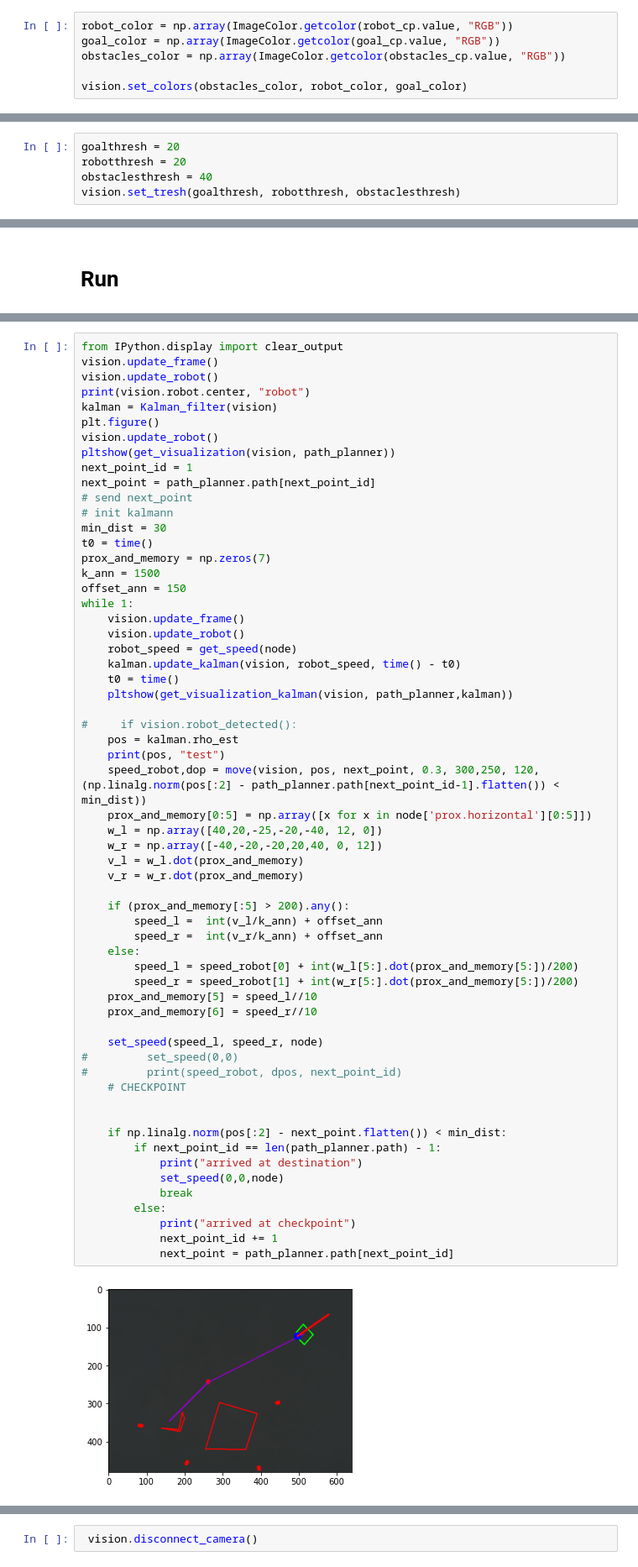
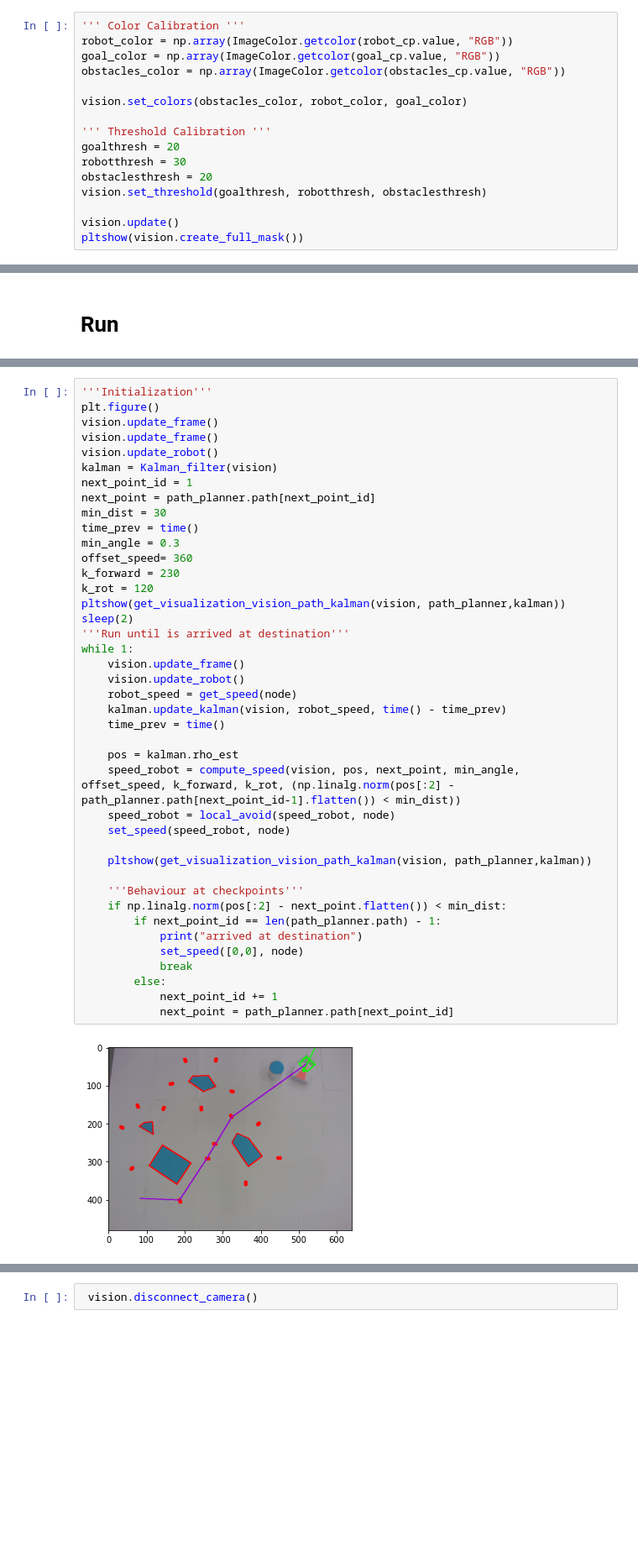
Before and after one commit to tgieruc/BOMR_2021, a Jupyter notebook: main.ipynb, the cells around one changed output, grey strips where cells are left out. Shown: that part at 84% size. Saved outputs shown, nothing was run; the diff lists cells and outputs as text; blank space fills up the shorter version.

```diff
--- a/main.ipynb
+++ b/main.ipynb
@@ -106,6 +103,16 @@ Box(children=(ColorPicker(value='#b14747', description='Robot'), ColorPicker(val
 # %%
+''' Color Calibration '''
 robot_color = np.array(ImageColor.getcolor(robot_cp.value, "RGB"))
 goal_color = np.array(ImageColor.getcolor(goal_cp.value, "RGB"))
 obstacles_color = np.array(ImageColor.getcolor(obstacles_cp.value, "RGB"))
 
 vision.set_colors(obstacles_color, robot_color, goal_color)
+
+''' Threshold Calibration '''
+goalthresh = 20
+robotthresh = 30
+obstaclesthresh = 20
+vision.set_threshold(goalthresh, robotthresh, obstaclesthresh)
+
+vision.update()
+pltshow(vision.create_full_mask())
@@ -112,5 +120,0 @@ vision.set_colors(obstacles_color, robot_color, goal_color)
-# %%
-goalthresh = 20
-robotthresh = 20
-obstaclesthresh = 40
-vision.set_tresh(goalthresh, robotthresh, obstaclesthresh)
@@ -142,62 +140,43 @@ set_speed(0,0, node)
 # %%
-from IPython.display import clear_output
+'''Initialization'''
+plt.figure()
+vision.update_frame()
 vision.update_frame()
 vision.update_robot()
-print(vision.robot.center, "robot")
 kalman = Kalman_filter(vision)
-plt.figure()
-vision.update_robot()
-pltshow(get_visualization(vision, path_planner))
 next_point_id = 1
 next_point = path_planner.path[next_point_id]
-# send next_point
-# init kalmann
 min_dist = 30
-t0 = time()
-prox_and_memory = np.zeros(7)
-k_ann = 1500
-offset_ann = 150
+time_prev = time()
+min_angle = 0.3
+offset_speed= 360
+k_forward = 230
+k_rot = 120
+pltshow(get_visualization_vision_path_kalman(vision, path_planner,kalman))
+sleep(2)
+'''Run until is arrived at destination'''
 while 1:
     vision.update_frame()
     vision.update_robot()
     robot_speed = get_speed(node)
-    kalman.update_kalman(vision, robot_speed, time() - t0)
-    t0 = time()
-    pltshow(get_visualization_kalman(vision, path_planner,kalman))
+    kalman.update_kalman(vision, robot_speed, time() - time_prev)
+    time_prev = time()
 
-#     if vision.robot_detected():
     pos = kalman.rho_est
-    print(pos, "test")
-    speed_robot,dop = move(vision, pos, next_point, 0.3, 300,250, 120, (np.linalg.norm(pos[:2] - path_planner.path[next_point_id-1].flatten()) < min_dist))
-    prox_and_memory[0:5] = np.array([x for x in node['prox.horizontal'][0:5]])
-    w_l = np.array([40,20,-25,-20,-40, 12, 0])
-    w_r = np.array([-40,-20,-20,20,40, 0, 12])
-    v_l = w_l.dot(prox_and_memory)
-    v_r = w_r.dot(prox_and_memory)
+    speed_robot = compute_speed(vision, pos, next_point, min_angle, offset_speed, k_forward, k_rot, (np.linalg.norm(pos[:2] - path_planner.path[next_point_id-1].flatten()) < min_dist))
+    speed_robot = local_avoid(speed_robot, node)
+    set_speed(speed_robot, node)
 
-    if (prox_and_memory[:5] > 200).any():
-        speed_l =  int(v_l/k_ann) + offset_ann
-        speed_r =  int(v_r/k_ann) + offset_ann
-    else:
-        speed_l = speed_robot[0] + int(w_l[5:].dot(prox_and_memory[5:])/200)
-        speed_r = speed_robot[1] + int(w_r[5:].dot(prox_and_memory[5:])/200)
-    prox_and_memory[5] = speed_l//10
-    prox_and_memory[6] = speed_r//10
+    pltshow(get_visualization_vision_path_kalman(vision, path_planner,kalman))
 
-    set_speed(speed_l, speed_r, node)
-#         set_speed(0,0)
-#         print(speed_robot, dpos, next_point_id)
-    # CHECKPOINT
-
-
+    '''Behaviour at checkpoints'''
     if np.linalg.norm(pos[:2] - next_point.flatten()) < min_dist:
         if next_point_id == len(path_planner.path) - 1:
             print("arrived at destination")
-            set_speed(0,0,node)
+            set_speed([0,0], node)
             break
         else:
-            print("arrived at checkpoint")
             next_point_id += 1
             next_point = path_planner.path[next_point_id]
 # %% [output]
-[figure, old version]
+[figure, new version]
```
Also changed, not shown: parts of 26 cells of this notebook, 6 other files.
